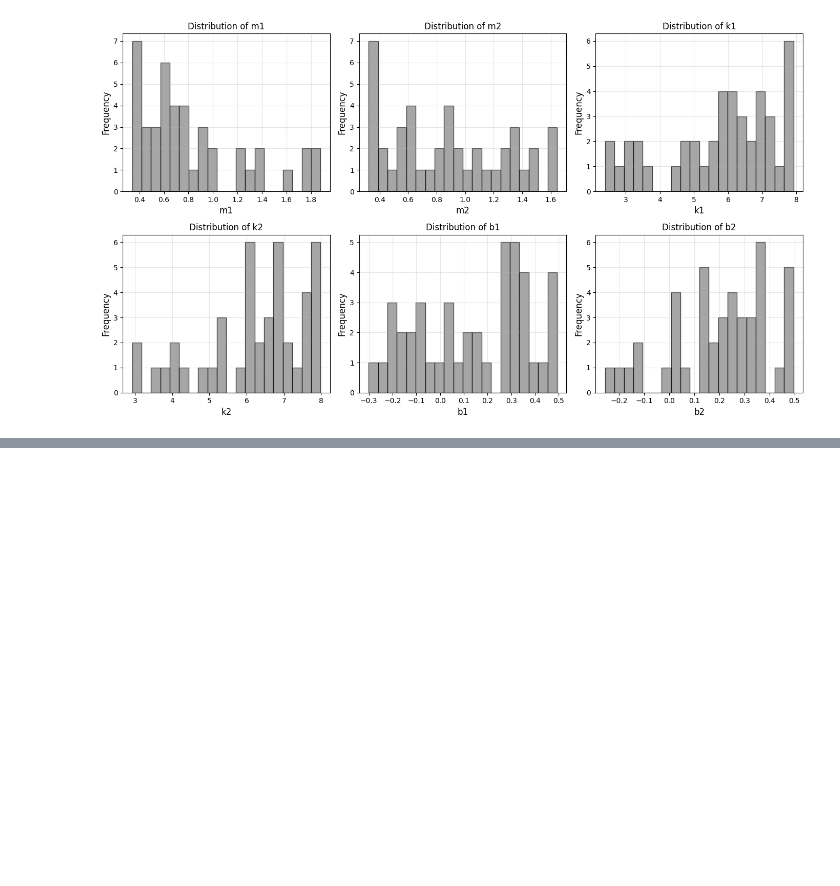
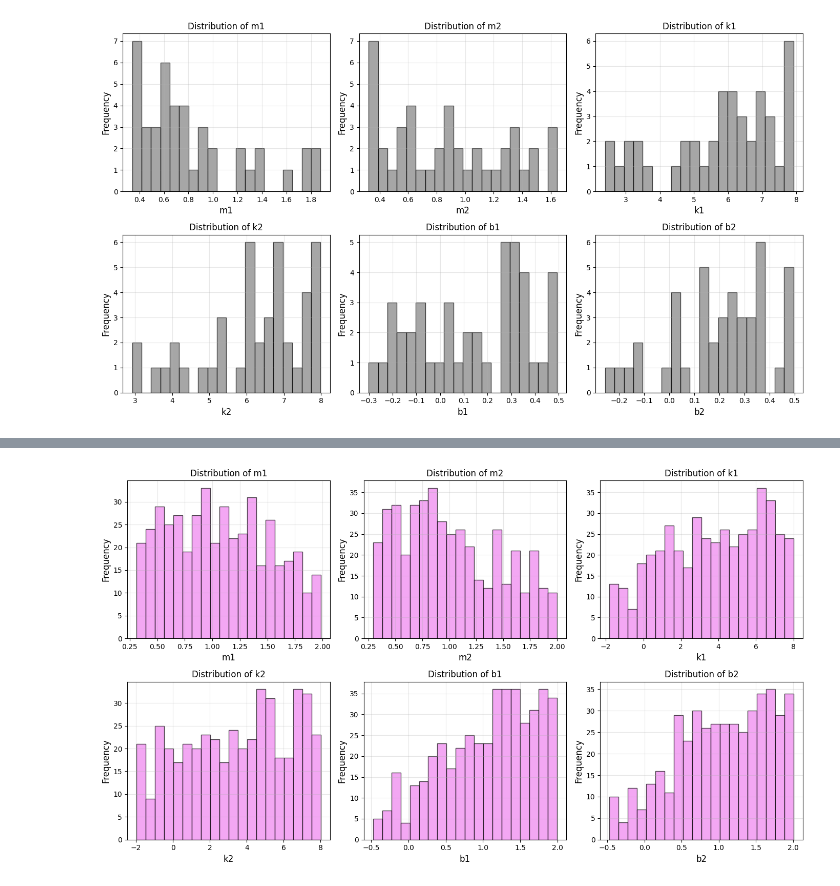
Before and after one commit to dmenacho/lyapunov_inv, a Jupyter notebook: visualization.ipynb, the cells around one changed output, grey strips where cells are left out. Cells and saved outputs as stored; diff of their text form; code cells hidden in the pictures; blank space fills up the shorter version.

```diff
--- a/visualization.ipynb
+++ b/visualization.ipynb
@@ -32,0 +86,5 @@ plot_admissible_set(loaded_array)
+# %%
+loaded_array = np.load('admissible_thetas_data_fig4_row3.npy')
+plot_admissible_set(loaded_array)
+# %% [output]
+[figure, added]
```
Also changed, not shown: parts of 7 cells of this notebook, 6 other files.
